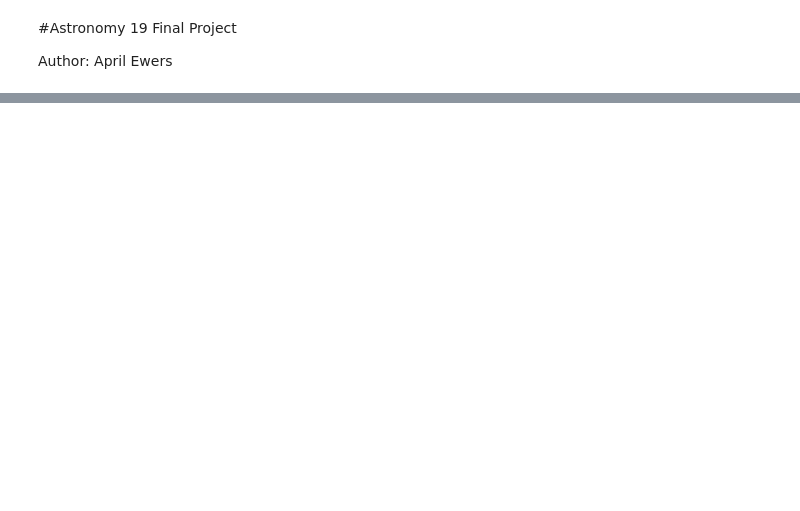
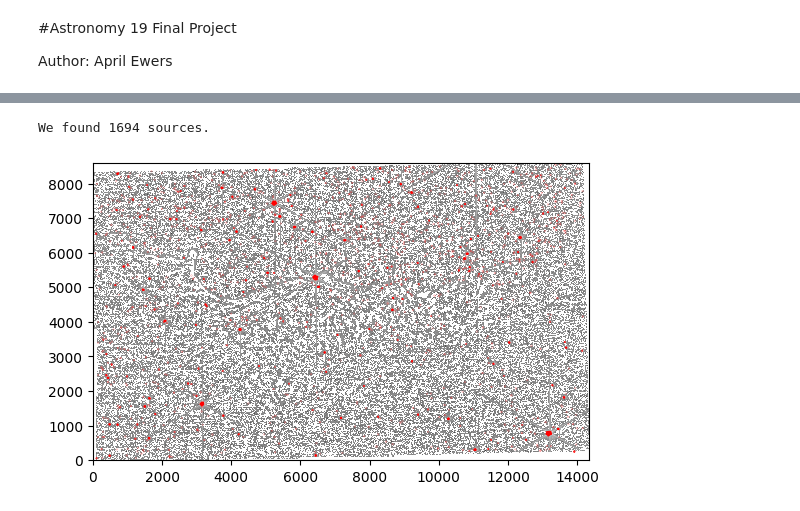
Before and after one commit to TechnoPangolin/ASTR-19-2-FINALPROJ, a Jupyter notebook: ASTR-19-2-FINAL.ipynb, the cells around one changed output, grey strips where cells are left out. Cells and saved outputs as stored; diff of their text form; code cells hidden in the pictures; blank space fills up the shorter version.

```diff
--- a/ASTR-19-2-FINAL.ipynb
+++ b/ASTR-19-2-FINAL.ipynb
@@ -45,0 +47,28 @@ plt.savefig('./imgsDemo/jw02731-o001_t017_nircam_clear-f090w_i2d_noise.png', for
+# %%
+data_sub = imgdata - bkg
+objects = sep.extract(data_sub, 1000, err=bkg.globalrms)
+
+print(f"We found {objects.size} sources.")
+# %% [output]
+We found 1694 sources.
+# %%
+from matplotlib.patches import Ellipse
+
+# plot background-subtracted image
+fig, ax = plt.subplots()
+im = ax.imshow(data_sub, interpolation='nearest', cmap='gray',
+               origin='lower', norm=colors.LogNorm())
+
+# plot an ellipse for each object
+for i in range(len(objects)):
+    e = Ellipse(xy=(objects['x'][i], objects['y'][i]),
+                width=6*objects['a'][i],
+                height=6*objects['b'][i],
+                angle=objects['theta'][i] * 180. / np.pi)
+    e.set_facecolor('none')
+    e.set_edgecolor('red')
+    ax.add_artist(e)
+
+plt.savefig('./imgs/jw02731-o001_t017_nircam_clear-f090w_i2d_idents.png', format='png', dpi=300)
+# %% [output]
+[figure, added]
```
Also changed, not shown: parts of 10 cells of this notebook, 7 other files.
